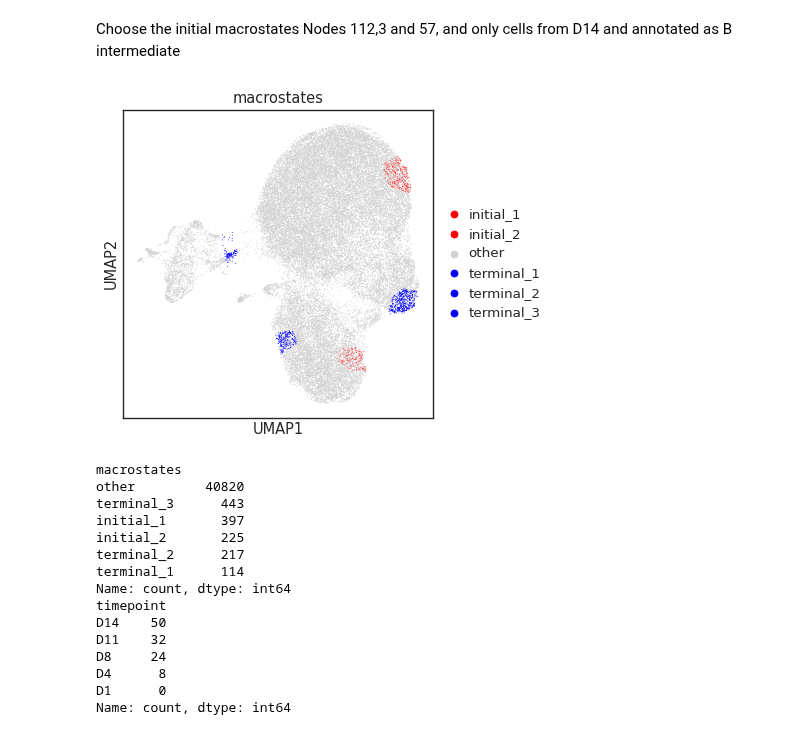
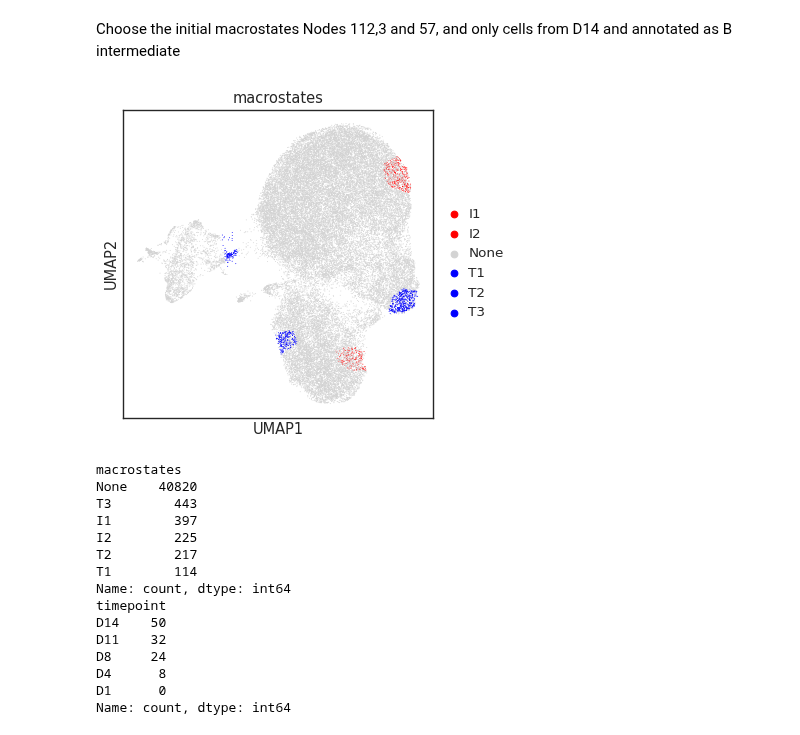
Before and after one commit to Augugustine/CITE-seq-analysis-CLL, a Jupyter notebook: 3- Boolean model/Stream2_macrostates.ipynb, the cells around one changed output. Saved outputs shown, nothing was run; the diff lists cells and outputs as text; code cells hidden in the pictures.

```diff
--- a/3- Boolean model/Stream2_macrostates.ipynb
+++ b/3- Boolean model/Stream2_macrostates.ipynb
@@ -267,17 +248,17 @@ N99                    0         0
 Choose the initial macrostates
 Nodes 115 and 114, and only cells from D1 and annotated as B intermediate
 # %%
-adata.obs["macrostates"] = "other"
+adata.obs["macrostates"] = "None"
 # Initial_1
 mask_1 = ((adata.obs["segmentation"] == "N114") & (adata.obs["timepoint"] == "D1"))
 # Initial_2
 mask_2 = ((adata.obs["segmentation"] == "N115") & (adata.obs["timepoint"] == "D1"))
 
 
-adata.obs.loc[mask_1, "macrostates"] = "initial_1"
-adata.obs.loc[mask_2, "macrostates"] = "initial_2"
+adata.obs.loc[mask_1, "macrostates"] = "I1"
+adata.obs.loc[mask_2, "macrostates"] = "I2"
 
-sc.pl.umap( adata, color="macrostates", palette={"initial_1": "red", "initial_2": "blue", "other": "lightgrey"})
+sc.pl.umap( adata, color="macrostates", palette={"I1": "red", "I2": "blue", "None": "lightgrey"})
 
 adata.obs["macrostates"].value_counts()
 # %% [output]
@@ -337,33 +318,33 @@ Choose the initial macrostates
 Nodes 112,3 and 57, and only cells from D14 and annotated as B intermediate
 # %%
 adata.obs["macrostates"] = adata.obs["macrostates"].cat.add_categories(
-    ["terminal_1", "terminal_2", "terminal_3"])
+    ["T1", "T2", "T3"])
 # Terminal_1
 mask_1 = ((adata.obs["segmentation"] == "N112"))
 # Terminal_2
 mask_2 = ((adata.obs["segmentation"] == "N3") & (adata.obs["timepoint"] == "D14"))
 # Terminal_3
 mask_3 = ((adata.obs["segmentation"] == "N57") & (adata.obs["timepoint"] == "D14"))
 
-adata.obs.loc[mask_1, "macrostates"] = "terminal_1"
-adata.obs.loc[mask_2, "macrostates"] = "terminal_2"
-adata.obs.loc[mask_3, "macrostates"] = "terminal_3"
+adata.obs.loc[mask_1, "macrostates"] = "T1"
+adata.obs.loc[mask_2, "macrostates"] = "T2"
+adata.obs.loc[mask_3, "macrostates"] = "T3"
 
-sc.pl.umap( adata, color="macrostates", palette={"initial_1": "red", "initial_2": "red","terminal_1": "blue",
-                                                         "terminal_2": "blue","terminal_3":"blue", "other": "lightgrey" })
+sc.pl.umap( adata, color="macrostates", palette={"I1": "red", "I2": "red","T1": "blue",
+                                                         "T2": "blue","T3":"blue", "None": "lightgrey" })
 
 print(adata.obs["macrostates"].value_counts())
 
-print(adata.obs[adata.obs["macrostates"] == "terminal_1"]["timepoint"].value_counts())
+print(adata.obs[adata.obs["macrostates"] == "T1"]["timepoint"].value_counts())
 # %% [output]
-[figure, old version]
+[figure, new version]
 macrostates
-other         40820
-terminal_3      443
-initial_1       397
-initial_2       225
-terminal_2      217
-terminal_1      114
+None    40820
+T3        443
+I1        397
+I2        225
+T2        217
+T1        114
 Name: count, dtype: int64
 timepoint
 D14    50
```
Also changed, not shown: parts of 4 cells of this notebook, 1 other file.
